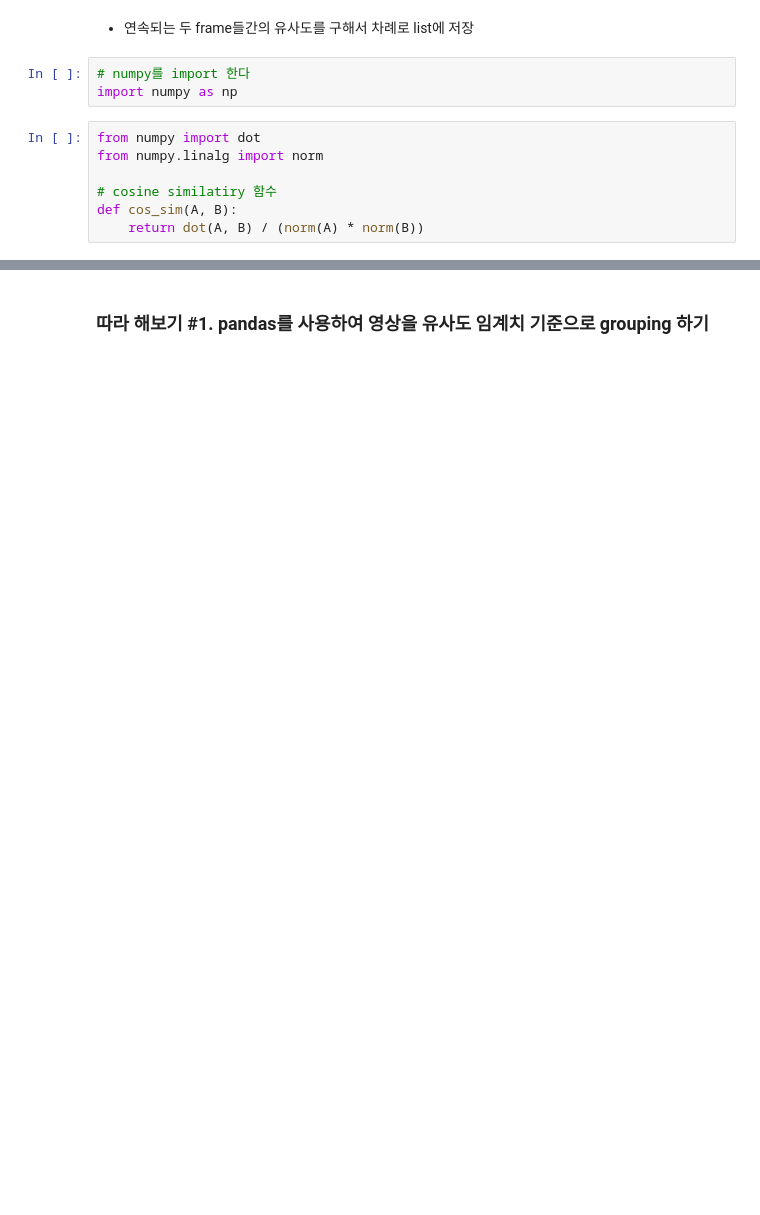
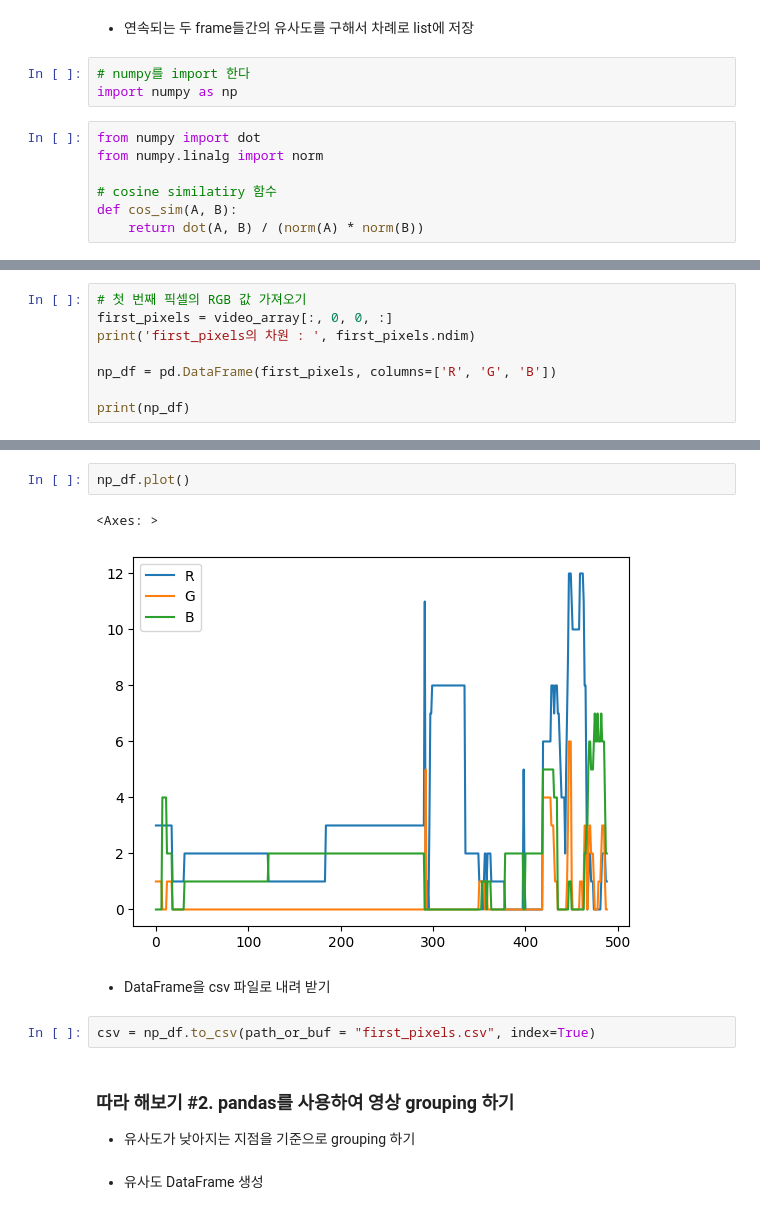
Before and after one commit to tanminkwan/py-lecture-2024, a Jupyter notebook: jupyter/실습07_pandas 실습.ipynb, the cells around one changed output, grey strips where cells are left out. Drawn from its saved outputs; the diff is of its cells as text; blank space fills up the shorter version.

```diff
--- a/jupyter/실습07_pandas 실습.ipynb
+++ b/jupyter/실습07_pandas 실습.ipynb
@@ -81,0 +77,8 @@ similarity_list :  [0.9963532882313921, 0.9963948527315376, 0.995624278506538, 0
+# %%
+# 첫 번째 픽셀의 RGB 값 가져오기
+first_pixels = video_array[:, 0, 0, :]
+print('first_pixels의 차원 : ', first_pixels.ndim)
+
+np_df = pd.DataFrame(first_pixels, columns=['R', 'G', 'B'])
+
+print(np_df)
@@ -82,5 +101,17 @@ similarity_list :  [0.9963532882313921, 0.9963948527315376, 0.995624278506538, 0
+# %%
+np_df.plot()
+# %% [output]
+<Axes: >
+[figure, added]
+# %% [markdown]
+- DataFrame을 csv 파일로 내려 받기
+# %%
+csv = np_df.to_csv(path_or_buf = "first_pixels.csv", index=True)
 # %% [markdown]
-### 따라 해보기 #1. pandas를 사용하여 영상을 유사도 임계치 기준으로 grouping 하기
+### 따라 해보기 #2. pandas를 사용하여 영상 grouping 하기
+- 유사도가 낮아지는 지점을 기준으로 grouping 하기
+# %% [markdown]
+- 유사도 DataFrame 생성
 # %%
 import pandas as pd
 
```
Also changed, not shown: parts of 34 cells of this notebook, 8 other files.
